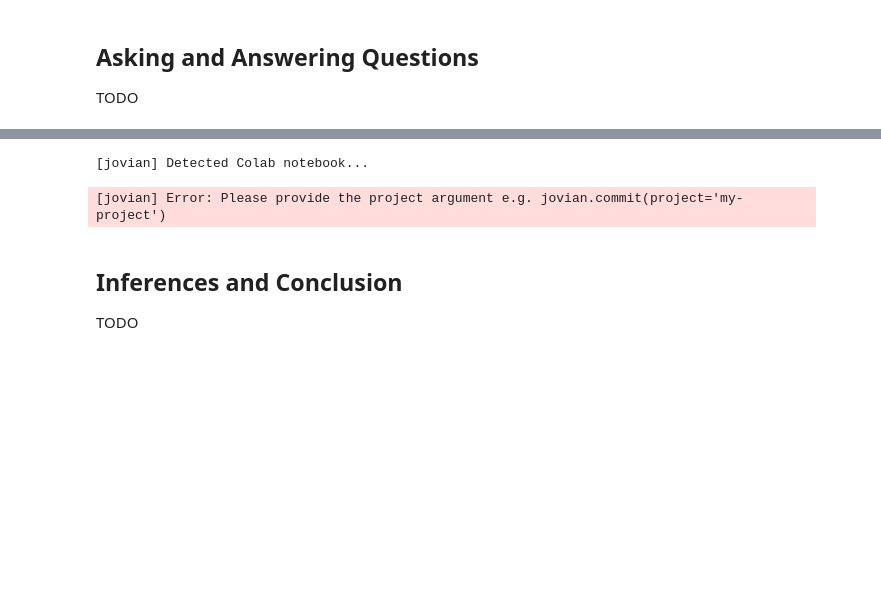
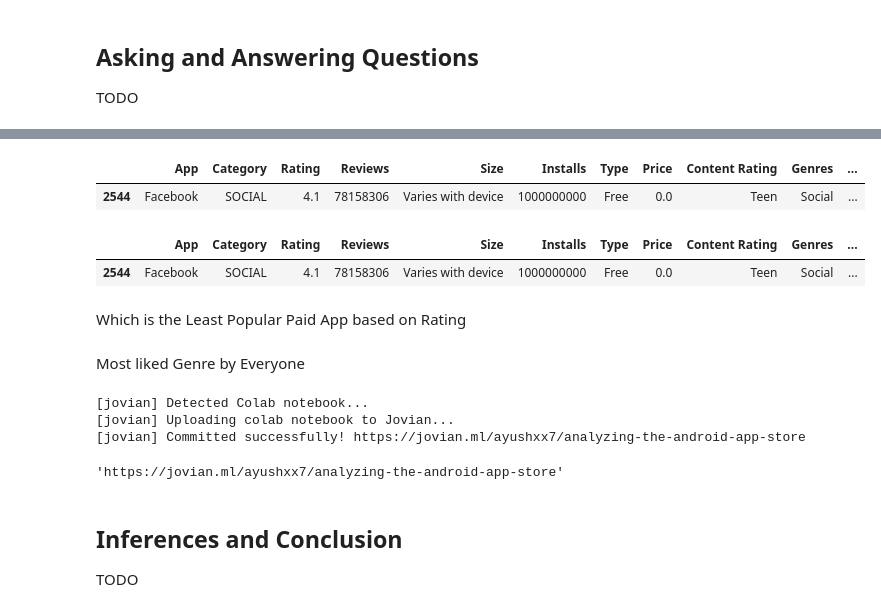
Before and after one commit to ayushxx7/pandas-course-project, a Jupyter notebook: zerotopandas_course_project.ipynb, the cells around one changed output, grey strips where cells are left out. Saved outputs shown, nothing was run; the diff lists cells and outputs as text; code cells hidden in the pictures; blank space fills up the shorter version.

```diff
--- a/zerotopandas_course_project.ipynb
+++ b/zerotopandas_course_project.ipynb
@@ -531,8 +586,26 @@ import jovian
+# %%
+max_reviews_teen = df.loc[df['Content Rating'] == "Teen"]['Reviews'].max()
+df.loc[df['Reviews'] == max_reviews_teen]
+# %% [output]
+|  | App | Category | Rating | Reviews | Size | Installs | Type | Price | Content Rating | Genres | ... |
+| 2544 | Facebook | SOCIAL | 4.1 | 78158306 | Varies with device | 1000000000 | Free | 0.0 | Teen | Social | ... |
+# %%
+max_reviews_teen = df.loc[(df['Content Rating'] == "Teen") | (df['Content Rating'] == "Everyone") | (df['Content Rating'] == "Everyone 10+")]['Reviews'].max()
+df.loc[df['Reviews'] == max_reviews_teen]
+# %% [output]
+|  | App | Category | Rating | Reviews | Size | Installs | Type | Price | Content Rating | Genres | ... |
+| 2544 | Facebook | SOCIAL | 4.1 | 78158306 | Varies with device | 1000000000 | Free | 0.0 | Teen | Social | ... |
+# %% [markdown]
+Which is the Least Popular Paid App based on Rating
+# %% [markdown]
+Most liked Genre by Everyone
 # %%
-jovian.commit()
+jovian.commit(project=project_name)
 # %% [output]
 [jovian] Detected Colab notebook...
+[jovian] Uploading colab notebook to Jovian...
+[jovian] Committed successfully! https://jovian.ml/ayushxx7/analyzing-the-android-app-store
-[jovian] Error: Please provide the project argument e.g. jovian.commit(project='my-project')
+'https://jovian.ml/ayushxx7/analyzing-the-android-app-store'
 # %% [markdown]
 ## Inferences and Conclusion
 
```
Also changed, not shown: parts of 10 cells of this notebook.
